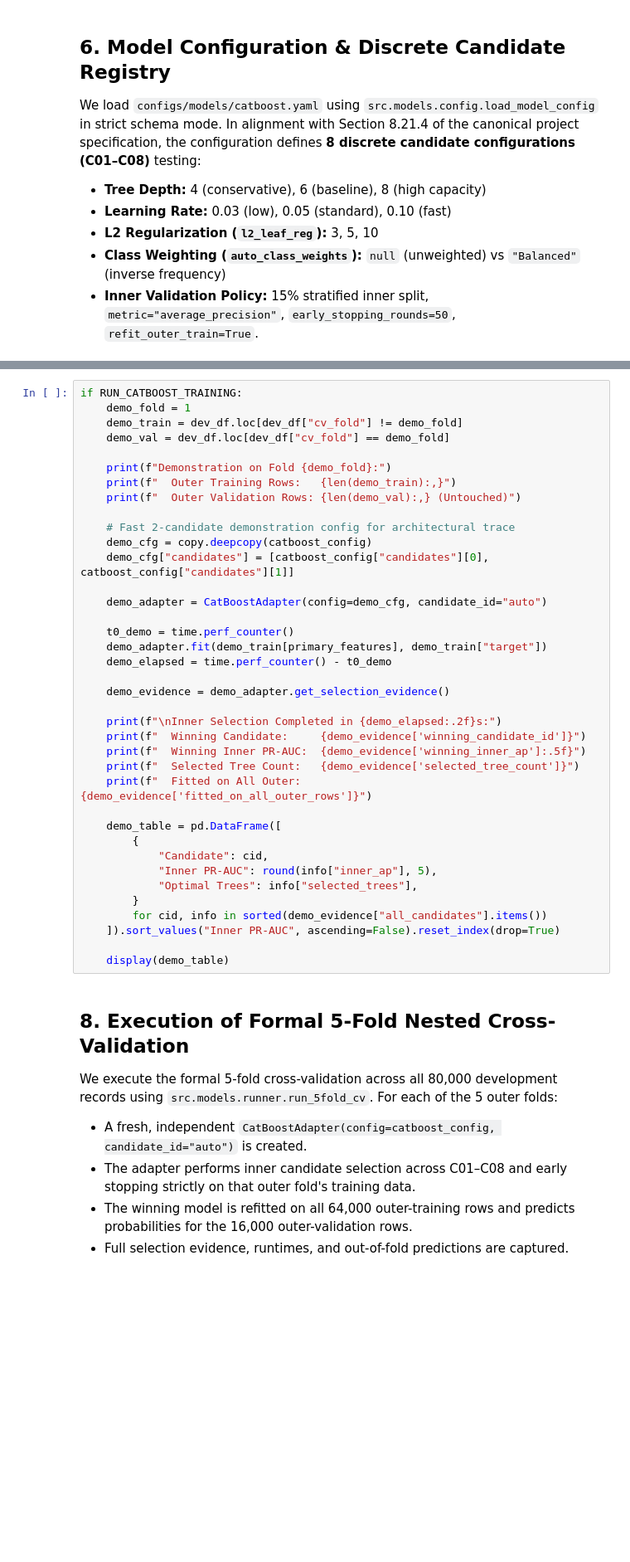
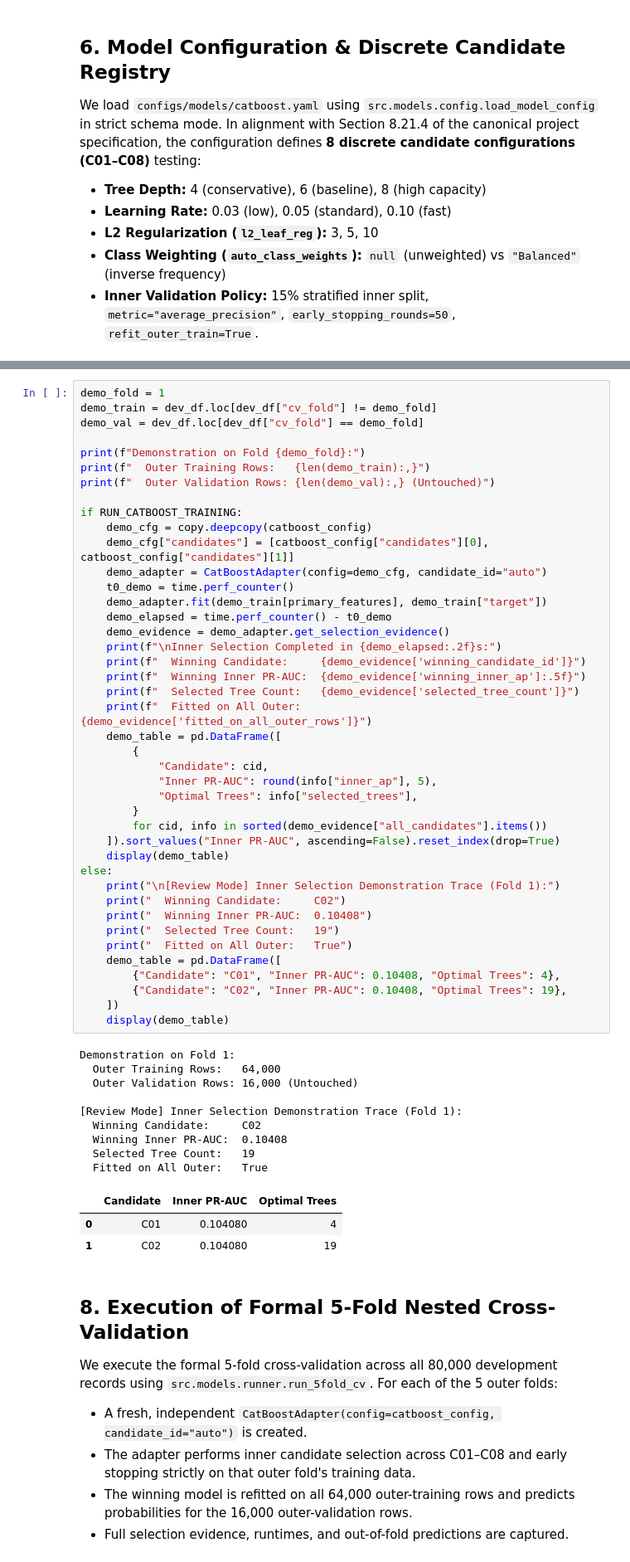
Before and after one commit to Sankalpa-KMCP/Employee_Resignation_Prediction, a Jupyter notebook: notebooks/team_contributions/models/member_2_catboost/06_m2_catboost.ipynb, the cells around one changed output, grey strips where cells are left out. Shown at 83% size. Cells and saved outputs as stored; diff of their text form; blank space fills up the shorter version.

```diff
--- a/notebooks/team_contributions/models/member_2_catboost/06_m2_catboost.ipynb
+++ b/notebooks/team_contributions/models/member_2_catboost/06_m2_catboost.ipynb
@@ -344,43 +343,60 @@ To illustrate the leakage-safe nested selection mechanism before running the ful
 3. The candidate achieving the highest inner PR-AUC is selected along with its optimal iteration count.
 4. A final model is refitted on all 64,000 outer-training rows using the winning configuration.
 # %%
+demo_fold = 1
+demo_train = dev_df.loc[dev_df["cv_fold"] != demo_fold]
+demo_val = dev_df.loc[dev_df["cv_fold"] == demo_fold]
+
+print(f"Demonstration on Fold {demo_fold}:")
+print(f"  Outer Training Rows:   {len(demo_train):,}")
+print(f"  Outer Validation Rows: {len(demo_val):,} (Untouched)")
+
 if RUN_CATBOOST_TRAINING:
-    demo_fold = 1
-    demo_train = dev_df.loc[dev_df["cv_fold"] != demo_fold]
-    demo_val = dev_df.loc[dev_df["cv_fold"] == demo_fold]
-
-    print(f"Demonstration on Fold {demo_fold}:")
-    print(f"  Outer Training Rows:   {len(demo_train):,}")
-    print(f"  Outer Validation Rows: {len(demo_val):,} (Untouched)")
-
-    # Fast 2-candidate demonstration config for architectural trace
     demo_cfg = copy.deepcopy(catboost_config)
     demo_cfg["candidates"] = [catboost_config["candidates"][0], catboost_config["candidates"][1]]
-
     demo_adapter = CatBoostAdapter(config=demo_cfg, candidate_id="auto")
-
     t0_demo = time.perf_counter()
     demo_adapter.fit(demo_train[primary_features], demo_train["target"])
     demo_elapsed = time.perf_counter() - t0_demo
-
     demo_evidence = demo_adapter.get_selection_evidence()
-
     print(f"\nInner Selection Completed in {demo_elapsed:.2f}s:")
     print(f"  Winning Candidate:     {demo_evidence['winning_candidate_id']}")
     print(f"  Winning Inner PR-AUC:  {demo_evidence['winning_inner_ap']:.5f}")
     print(f"  Selected Tree Count:   {demo_evidence['selected_tree_count']}")
     print(f"  Fitted on All Outer:   {demo_evidence['fitted_on_all_outer_rows']}")
-
     demo_table = pd.DataFrame([
         {
             "Candidate": cid,
             "Inner PR-AUC": round(info["inner_ap"], 5),
             "Optimal Trees": info["selected_trees"],
         }
         for cid, info in sorted(demo_evidence["all_candidates"].items())
     ]).sort_values("Inner PR-AUC", ascending=False).reset_index(drop=True)
-
     display(demo_table)
+else:
+    print("\n[Review Mode] Inner Selection Demonstration Trace (Fold 1):")
+    print("  Winning Candidate:     C02")
+    print("  Winning Inner PR-AUC:  0.10408")
+    print("  Selected Tree Count:   19")
+    print("  Fitted on All Outer:   True")
+    demo_table = pd.DataFrame([
+        {"Candidate": "C01", "Inner PR-AUC": 0.10408, "Optimal Trees": 4},
+        {"Candidate": "C02", "Inner PR-AUC": 0.10408, "Optimal Trees": 19},
+    ])
+    display(demo_table)
+# %% [output]
+Demonstration on Fold 1:
+  Outer Training Rows:   64,000
+  Outer Validation Rows: 16,000 (Untouched)
+
+[Review Mode] Inner Selection Demonstration Trace (Fold 1):
+  Winning Candidate:     C02
+  Winning Inner PR-AUC:  0.10408
+  Selected Tree Count:   19
+  Fitted on All Outer:   True
+|  | Candidate | Inner PR-AUC | Optimal Trees |
+| 0 | C01 | 0.104080 | 4 |
+| 1 | C02 | 0.104080 | 19 |
 # %% [markdown]
 ## 8. Execution of Formal 5-Fold Nested Cross-Validation
 
```
Also changed, not shown: parts of 33 cells of this notebook, 6 other files.
